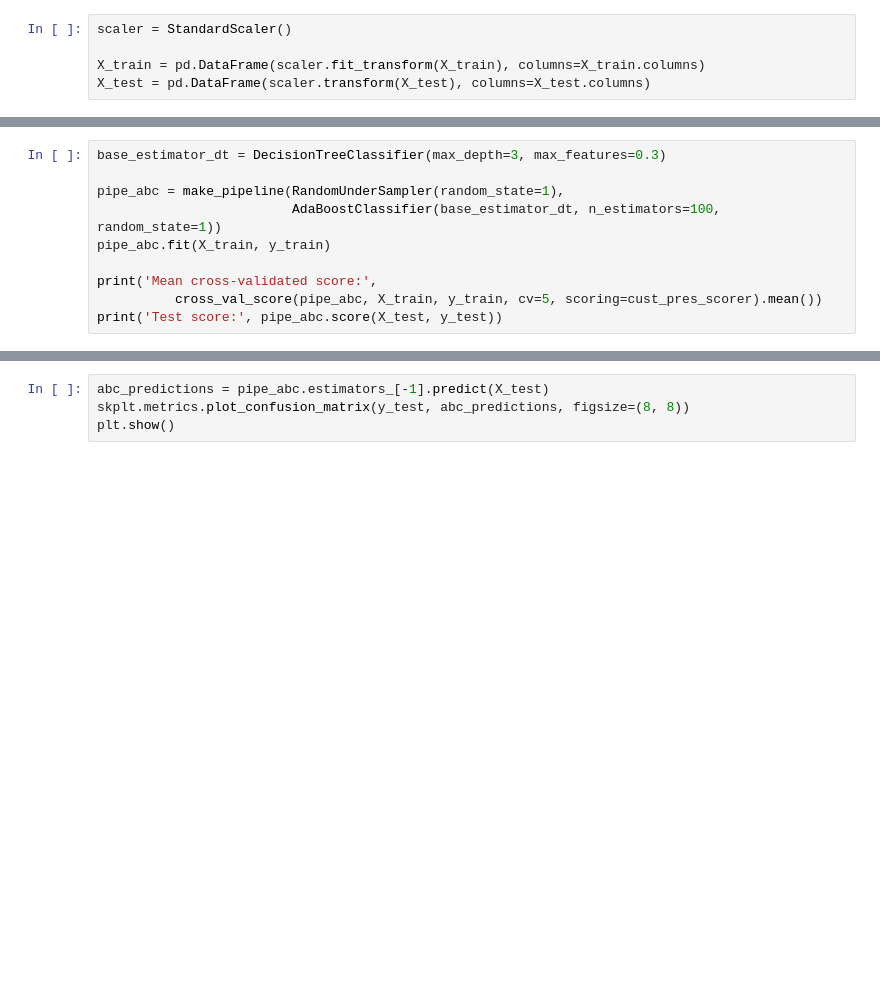
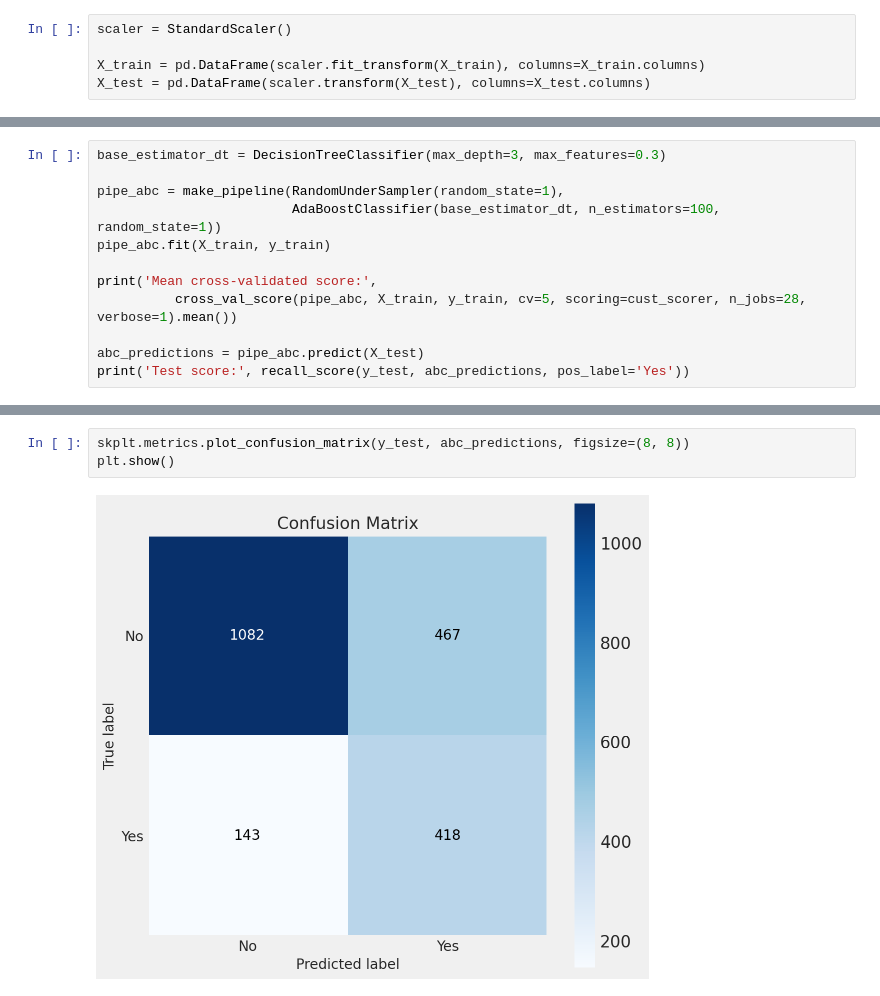
Before and after one commit to esbatiehsan/customer-churn, a Jupyter notebook: churn-predictor.ipynb, the cells around one changed output, grey strips where cells are left out. Saved outputs shown, nothing was run; the diff lists cells and outputs as text; blank space fills up the shorter version.

```diff
--- a/churn-predictor.ipynb
+++ b/churn-predictor.ipynb
@@ -223,5 +223,7 @@ pipe_abc = make_pipeline(RandomUnderSampler(random_state=1),
 pipe_abc.fit(X_train, y_train)
 
 print('Mean cross-validated score:',
-          cross_val_score(pipe_abc, X_train, y_train, cv=5, scoring=cust_pres_scorer).mean())
-print('Test score:', pipe_abc.score(X_test, y_test))
+          cross_val_score(pipe_abc, X_train, y_train, cv=5, scoring=cust_scorer, n_jobs=28, verbose=1).mean())
+
+abc_predictions = pipe_abc.predict(X_test)
+print('Test score:', recall_score(y_test, abc_predictions, pos_label='Yes'))
@@ -228,4 +235,5 @@ print('Test score:', pipe_abc.score(X_test, y_test))
 # %%
-abc_predictions = pipe_abc.estimators_[-1].predict(X_test)
 skplt.metrics.plot_confusion_matrix(y_test, abc_predictions, figsize=(8, 8))
 plt.show()
+# %% [output]
+[figure, added]
```
Also changed, not shown: parts of 15 cells of this notebook.
